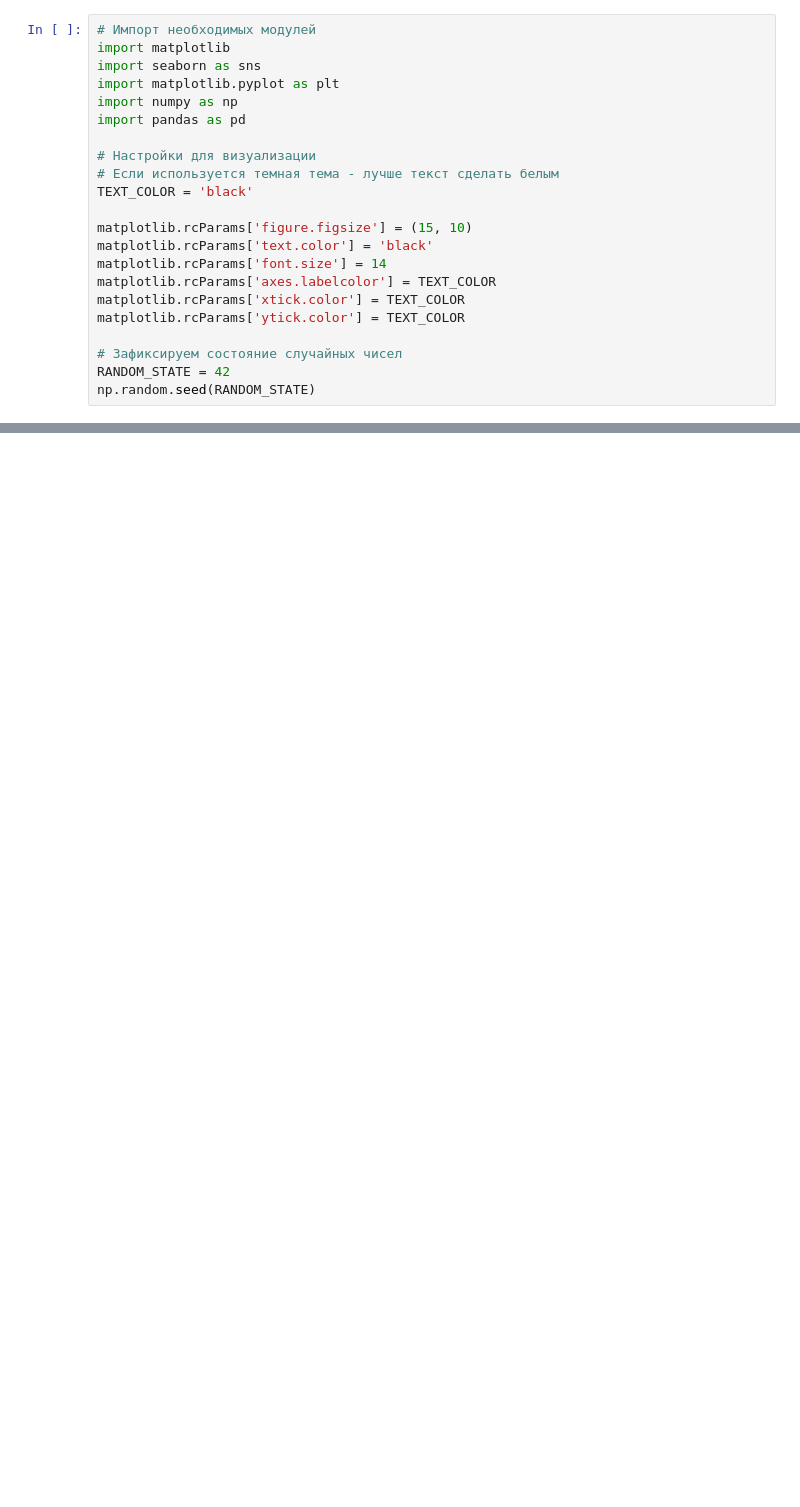
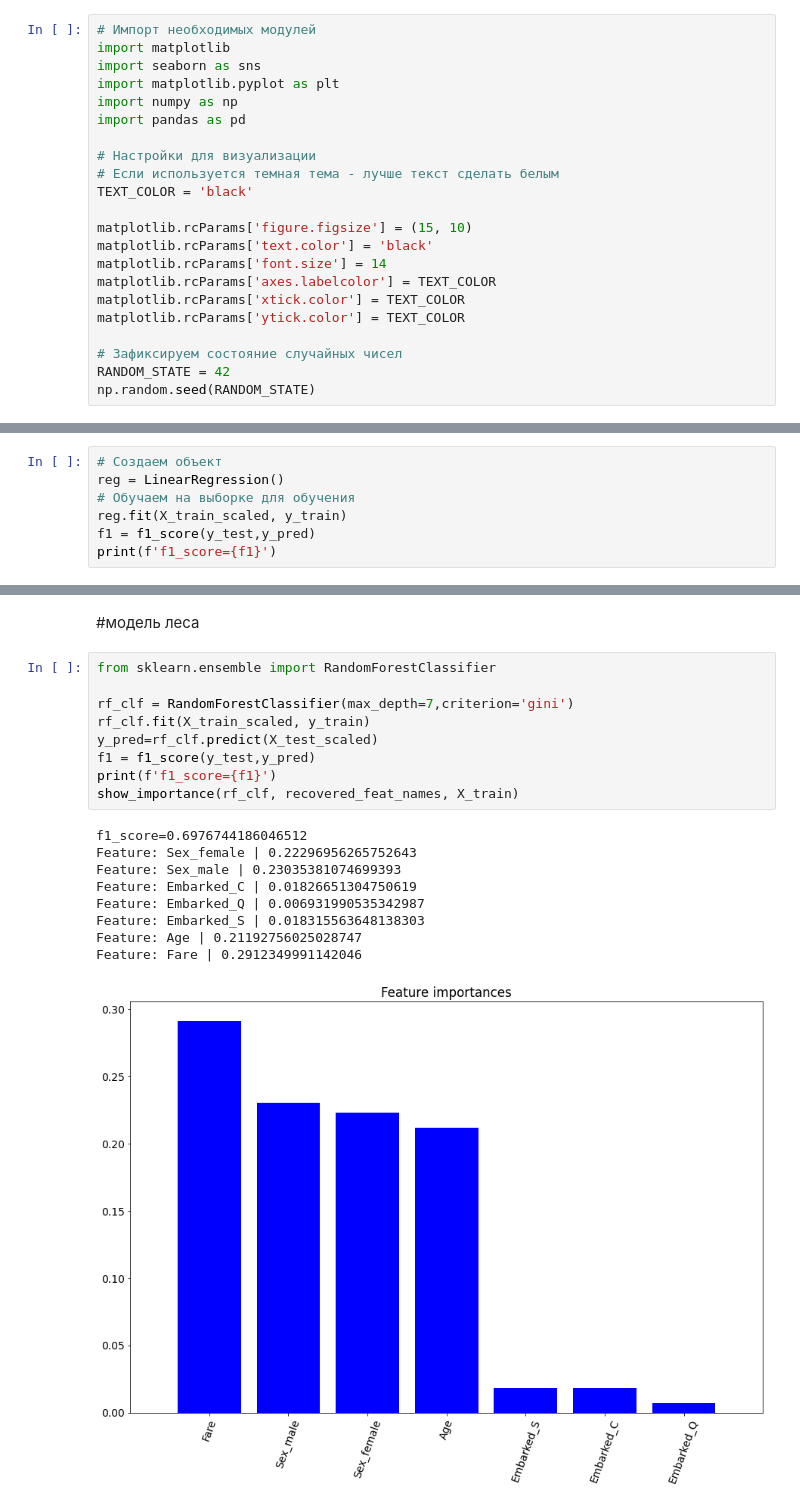
Before and after one commit to aligtr/ml, a Jupyter notebook: Lab3_RandomForest.ipynb, the cells around one changed output, grey strips where cells are left out. Cells and saved outputs as stored; diff of their text form; blank space fills up the shorter version.

```diff
--- a/Lab3_RandomForest.ipynb
+++ b/Lab3_RandomForest.ipynb
@@ -892,0 +196,7 @@ print(grid_search.best_score_)
+# %%
+# Создаем объект
+reg = LinearRegression()
+# Обучаем на выборке для обучения
+reg.fit(X_train_scaled, y_train)
+f1 = f1_score(y_test,y_pred)
+print(f'f1_score={f1}')
@@ -892,0 +239,21 @@ print(grid_search.best_score_)
+# %% [markdown]
+#модель леса
+# %%
+from sklearn.ensemble import RandomForestClassifier
+
+rf_clf = RandomForestClassifier(max_depth=7,criterion='gini')
+rf_clf.fit(X_train_scaled, y_train)
+y_pred=rf_clf.predict(X_test_scaled)
+f1 = f1_score(y_test,y_pred)
+print(f'f1_score={f1}')
+show_importance(rf_clf, recovered_feat_names, X_train)
+# %% [output]
+f1_score=0.6976744186046512
+Feature: Sex_female | 0.22296956265752643
+Feature: Sex_male | 0.23035381074699393
+Feature: Embarked_C | 0.01826651304750619
+Feature: Embarked_Q | 0.006931990535342987
+Feature: Embarked_S | 0.018315563648138303
+Feature: Age | 0.21192756025028747
+Feature: Fare | 0.2912349991142046
+[figure, added]
```
Also changed, not shown: parts of 117 cells of this notebook.
